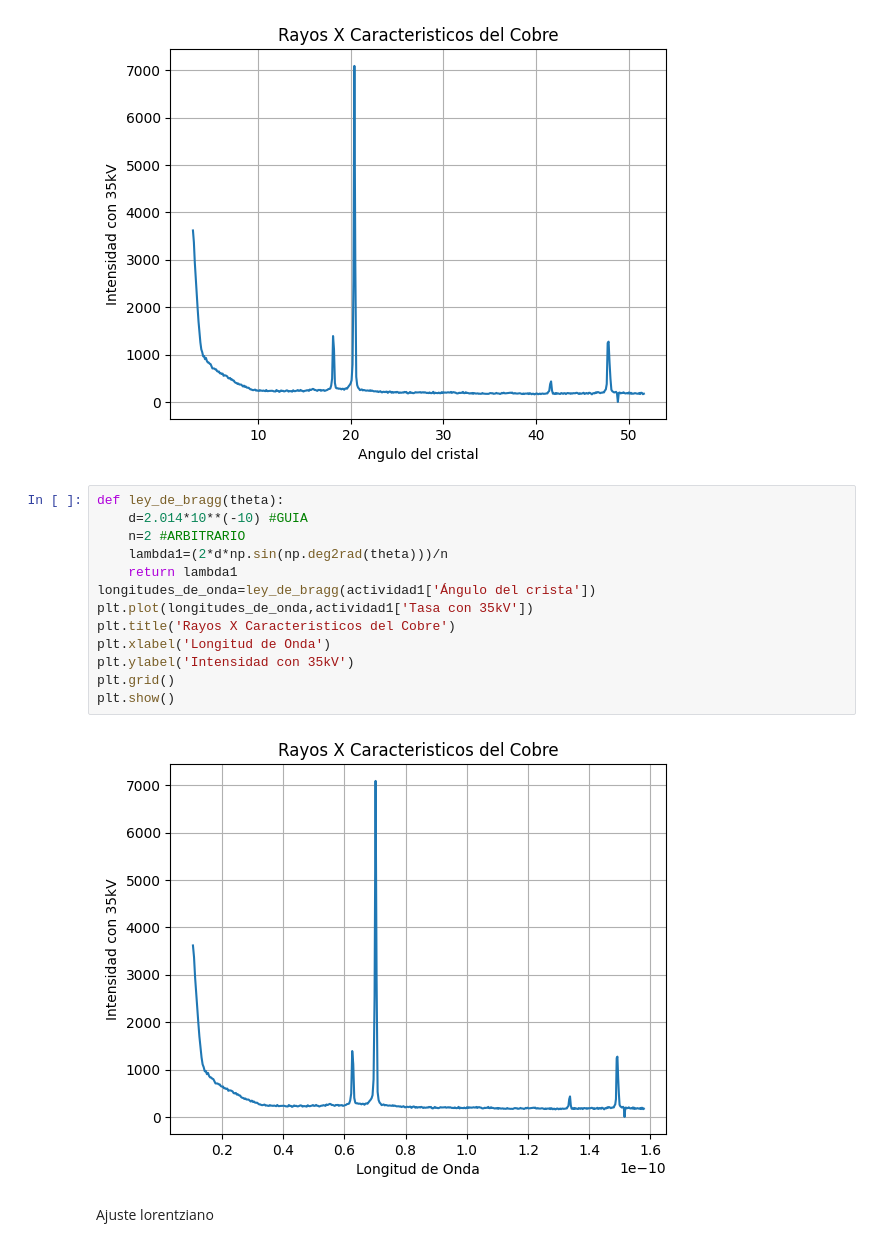
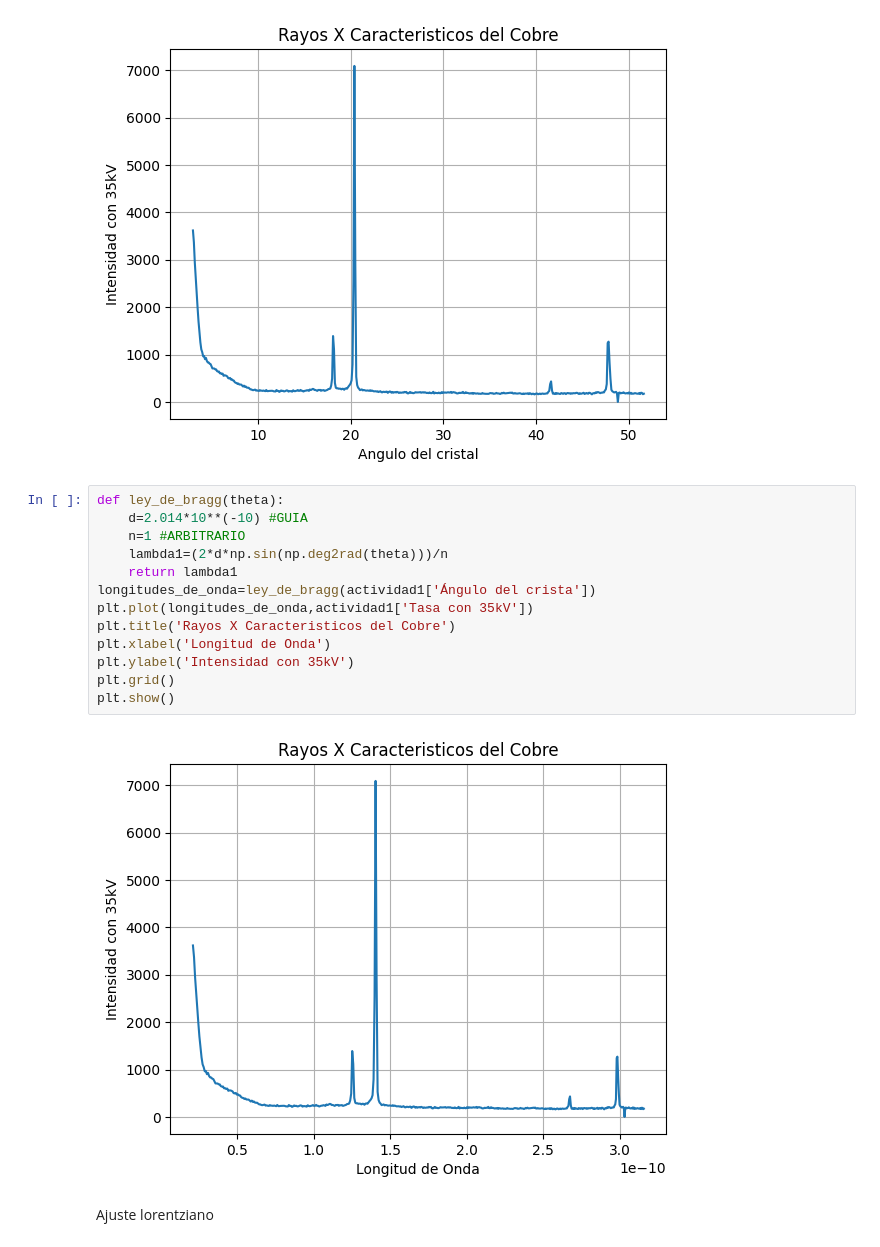
Before and after one commit to LabIntermedio/COD-INTERMEDIO, a Jupyter notebook: Rayos X/Rayos X.ipynb, the cells around one changed output. Drawn from its saved outputs; the diff is of its cells as text.

```diff
--- a/Rayos X/Rayos X.ipynb
+++ b/Rayos X/Rayos X.ipynb
@@ -69,18 +69,18 @@ plt.show()
 # %%
 def ley_de_bragg(theta):
     d=2.014*10**(-10) #GUIA
-    n=2 #ARBITRARIO
+    n=1 #ARBITRARIO
     lambda1=(2*d*np.sin(np.deg2rad(theta)))/n
     return lambda1
 longitudes_de_onda=ley_de_bragg(actividad1['Ángulo del crista'])
 plt.plot(longitudes_de_onda,actividad1['Tasa con 35kV'])
 plt.title('Rayos X Caracteristicos del Cobre')
 plt.xlabel('Longitud de Onda')
 plt.ylabel('Intensidad con 35kV')
 plt.grid()
 plt.show()
 # %% [output]
-[figure, old version]
+[figure, new version]
 # %% [markdown]
 Ajuste lorentziano
 # %% [markdown]
```
Also changed, not shown: parts of 2 cells of this notebook.
